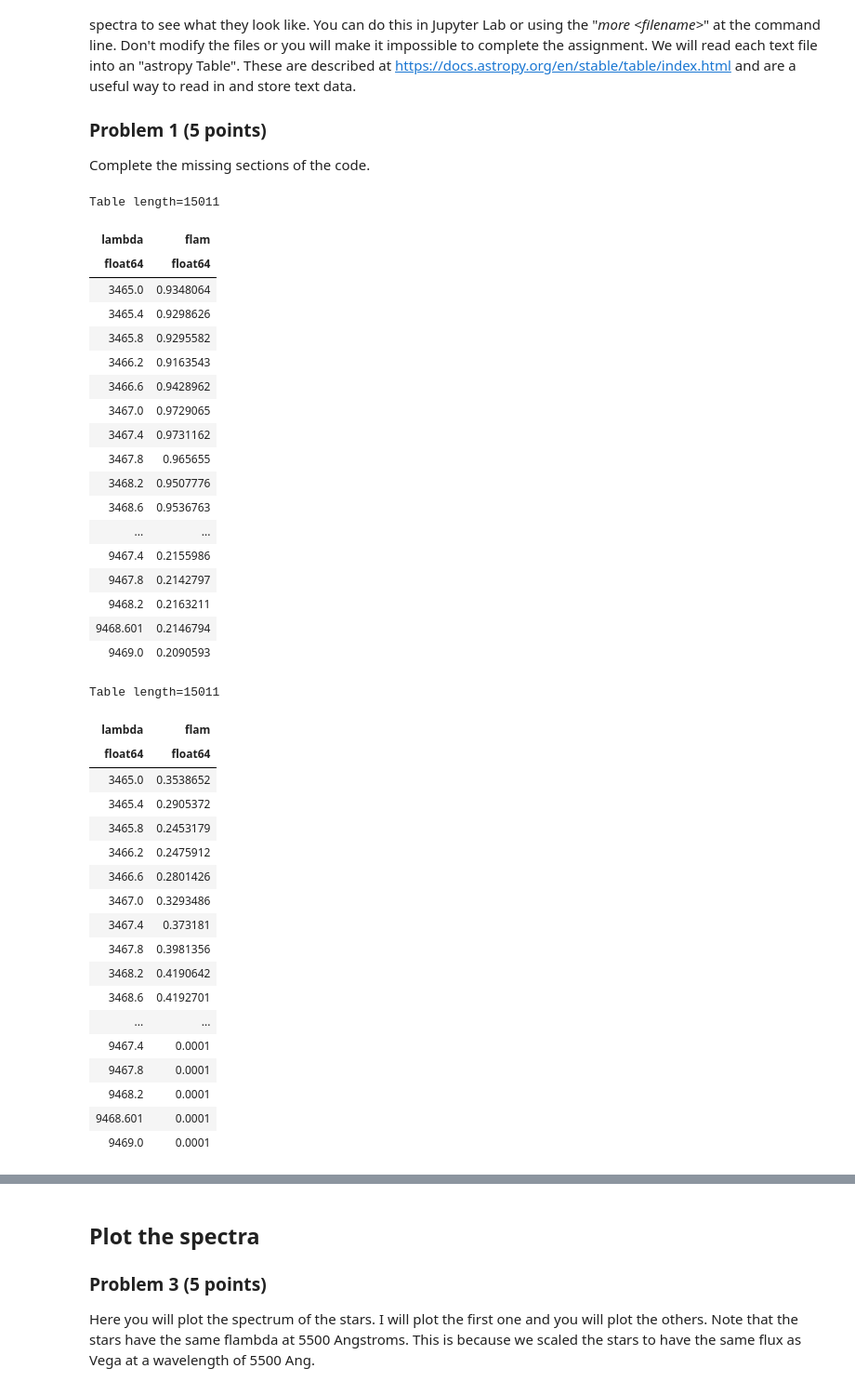
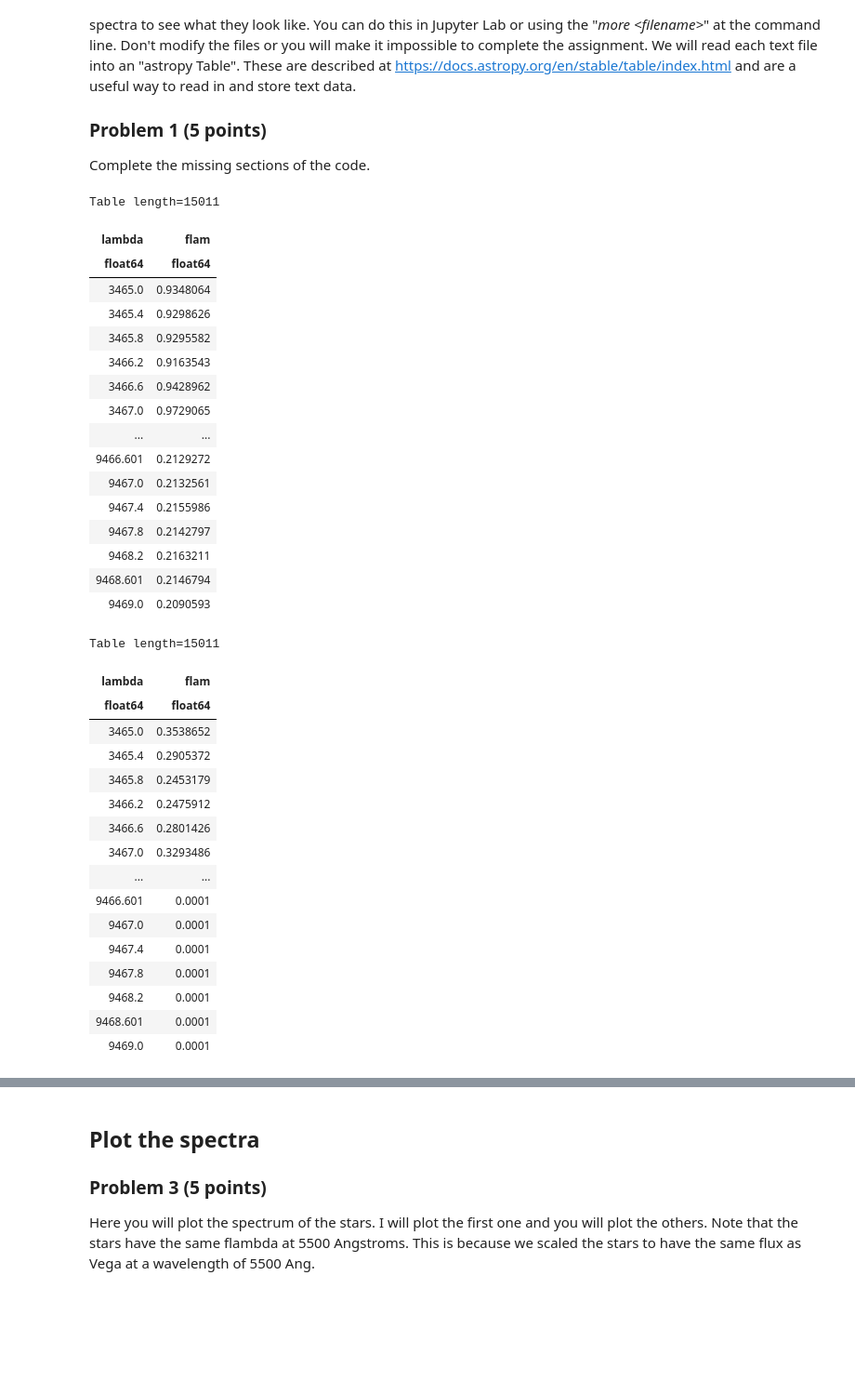
Before and after one commit to ArishAli459/Stellar-spectral-analysis, a Jupyter notebook: astr596-stellar-spectra-analysis-student.ipynb, the cells around one changed output, grey strips where cells are left out. Shown at 93% size. Saved outputs shown, nothing was run; the diff lists cells and outputs as text; code cells hidden in the pictures; blank space fills up the shorter version.

```diff
--- a/astr596-stellar-spectra-analysis-student.ipynb
+++ b/astr596-stellar-spectra-analysis-student.ipynb
@@ -77,7 +77,7 @@ homedir = os.getenv("HOME")
 #In the commented code below I've shown you how I did it for my computer but you need to set it up for your computer.
 #### Write code here
 #specdir = homedir+'/Work/Teaching/Classes/Astro_596/Fall_2021/Computer_projects/ASTR596_F23/Stellar-spectral-analysis/'
-specdir = homedir+'/ASTR596/My_repositories/Stellar-spectral-analysis'
+specdir = homedir+'/ASTR596/My_repositories/Stellar-spectral-analysis/'
 #student comment(sc): made the directory tree point to my repostiory
 #------
 #this moves you to specdir so that you don't need to specify the path every time you read in a file.
@@ -87,38 +87,36 @@ os.chdir(specdir)
 #The 'names' kwarg specifies the names of the columns
 star1 = Table.read('95418.txt',format='ascii', names=('lambda','flam'))
 display(star1)               #display the value of the table
 
 #Now I would like you to read 165341.txt into a variable called star3.
 #Display the values for the table
 
 #### Write code here
 star3 = Table.read('165341.txt',format='ascii', names=('lambda', 'flam'))
 display(star3)
 #sc: Displayed values of star from file 165341.txt
 #-------
 #scale the flux of each star to have the same flux as Vega at 5500 Ang.
 #At 5500 Ang, Vega has a flux of 3.44x10^(-9) erg/s/cm^2/Ang
 #########remember that if you rerun your jupyter notebook that this operation will
 #########be executed over and over again.
 fvega5500 = 3.44e-9
 star1['flam'] *= fvega5500
 ##star2['flam'] *= fvega5500
 star3['flam'] *= fvega5500
 # %% [output]
 Table length=15011
 | lambda | flam |
 | float64 | float64 |
 | 3465.0 | 0.9348064 |
 | 3465.4 | 0.9298626 |
 | 3465.8 | 0.9295582 |
 | 3466.2 | 0.9163543 |
 | 3466.6 | 0.9428962 |
 | 3467.0 | 0.9729065 |
-| 3467.4 | 0.9731162 |
-| 3467.8 | 0.965655 |
-| 3468.2 | 0.9507776 |
-| 3468.6 | 0.9536763 |
 | ... | ... |
+| 9466.601 | 0.2129272 |
+| 9467.0 | 0.2132561 |
 | 9467.4 | 0.2155986 |
 | 9467.8 | 0.2142797 |
 | 9468.2 | 0.2163211 |
@@ -133,11 +131,9 @@ Table length=15011
 | 3466.2 | 0.2475912 |
 | 3466.6 | 0.2801426 |
 | 3467.0 | 0.3293486 |
-| 3467.4 | 0.373181 |
-| 3467.8 | 0.3981356 |
-| 3468.2 | 0.4190642 |
-| 3468.6 | 0.4192701 |
 | ... | ... |
+| 9466.601 | 0.0001 |
+| 9467.0 | 0.0001 |
 | 9467.4 | 0.0001 |
 | 9467.8 | 0.0001 |
 | 9468.2 | 0.0001 |
```
Also changed, not shown: parts of 6 cells of this notebook.
